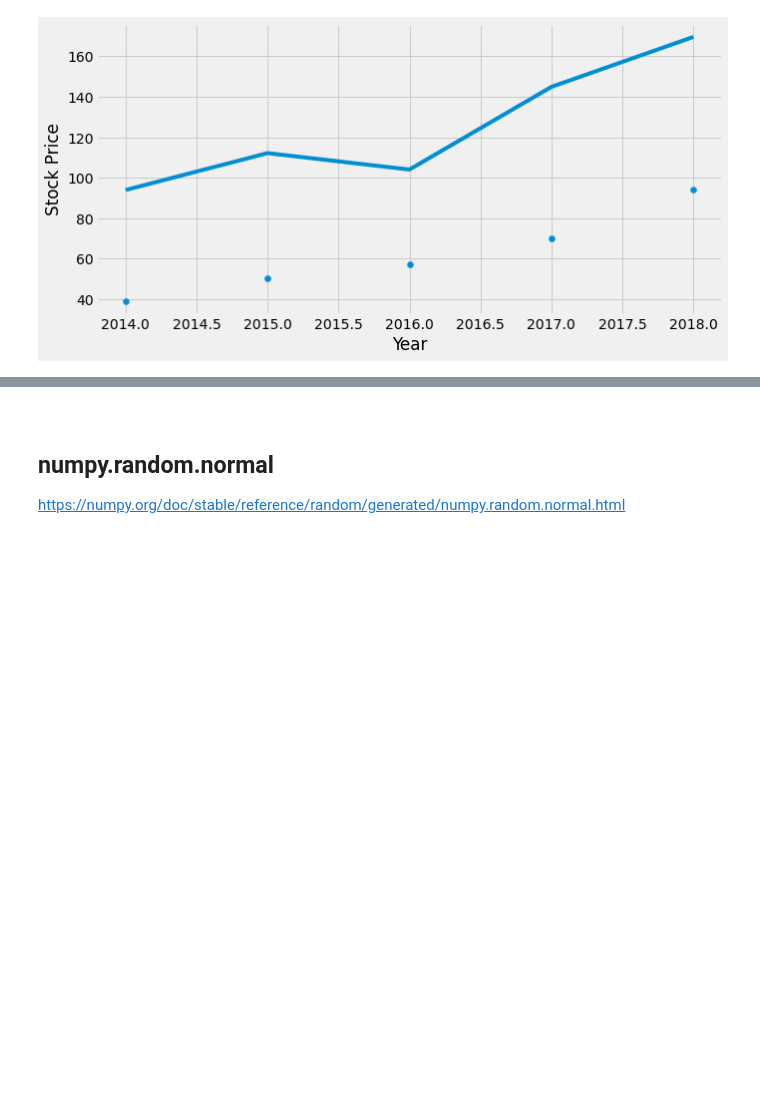
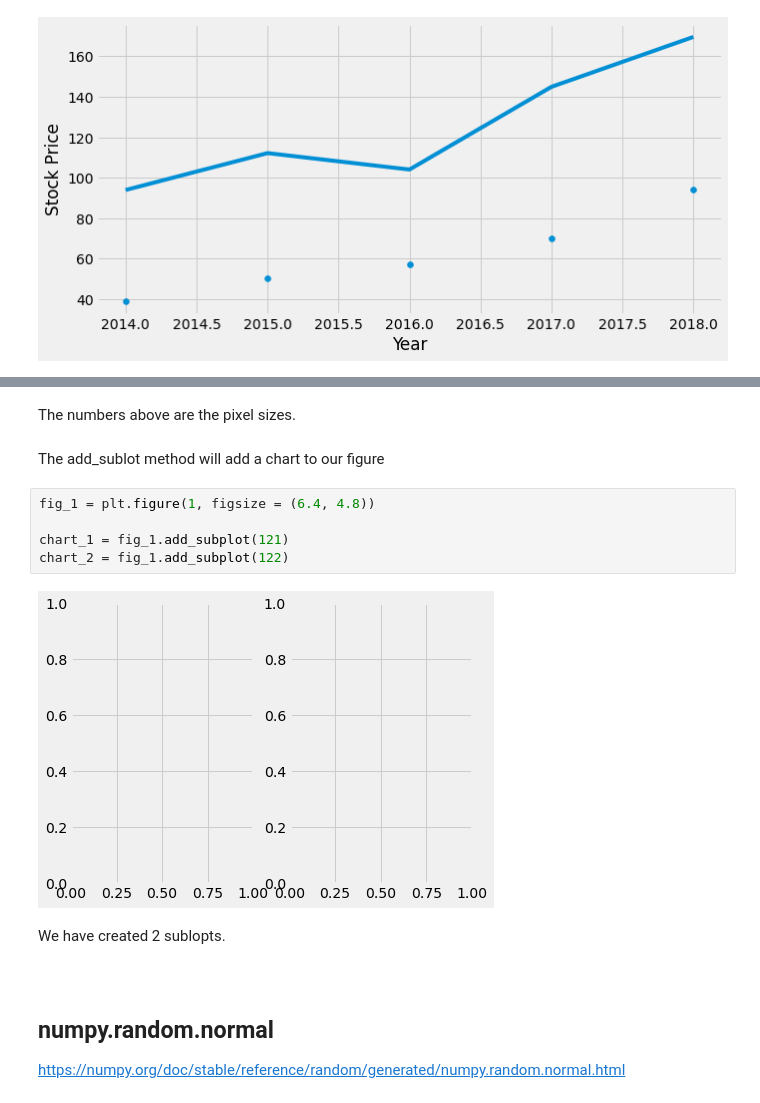
Before and after one commit to Cormac88/Fundamentals-of-Data-Analysis, a Jupyter notebook: pyplot.ipynb, the cells around one changed output, grey strips where cells are left out. Drawn from its saved outputs; the diff is of its cells as text; blank space fills up the shorter version.

```diff
--- a/pyplot.ipynb
+++ b/pyplot.ipynb
@@ -79,3 +98,16 @@ Text(0, 0.5, 'Stock Price')
+# %% [markdown]
+The numbers above are the pixel sizes.
+# %% [markdown]
+The add_sublot method will add a chart to our figure
+# %%
+fig_1 = plt.figure(1, figsize = (6.4, 4.8))
+
+chart_1 = fig_1.add_subplot(121)
+chart_2 = fig_1.add_subplot(122)
+# %% [output]
+[figure, added]
+# %% [markdown]
+We have created 2 sublopts.
 # %% [markdown]
 <br>
 
```
Also changed, not shown: parts of 8 cells of this notebook, 3 other files.
